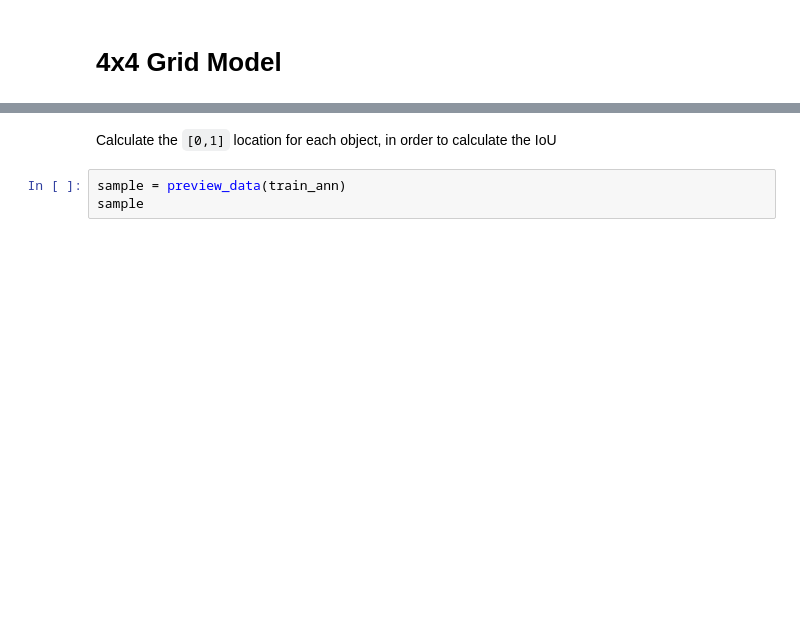
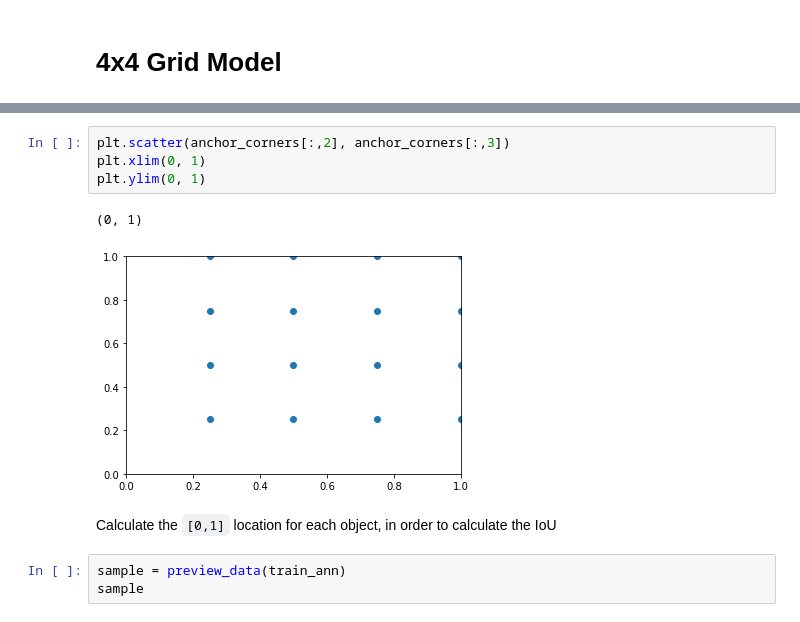
Before and after one commit to aaronlelevier/pytorch-practice, a Jupyter notebook: notebooks/fastai-lesson-9-obj-detect-4x4-grid-multi-box.ipynb, the cells around one changed output, grey strips where cells are left out. Saved outputs shown, nothing was run; the diff lists cells and outputs as text; blank space fills up the shorter version.

```diff
--- a/notebooks/fastai-lesson-9-obj-detect-4x4-grid-multi-box.ipynb
+++ b/notebooks/fastai-lesson-9-obj-detect-4x4-grid-multi-box.ipynb
@@ -311,3 +487,10 @@ anchor_corners
+# %%
+plt.scatter(anchor_corners[:,2], anchor_corners[:,3])
+plt.xlim(0, 1)
+plt.ylim(0, 1)
+# %% [output]
+(0, 1)
+[figure, added]
 # %% [markdown]
 Calculate the `[0,1]` location for each object, in order to calculate the IoU
 # %%
```
Also changed, not shown: parts of 104 cells of this notebook.
